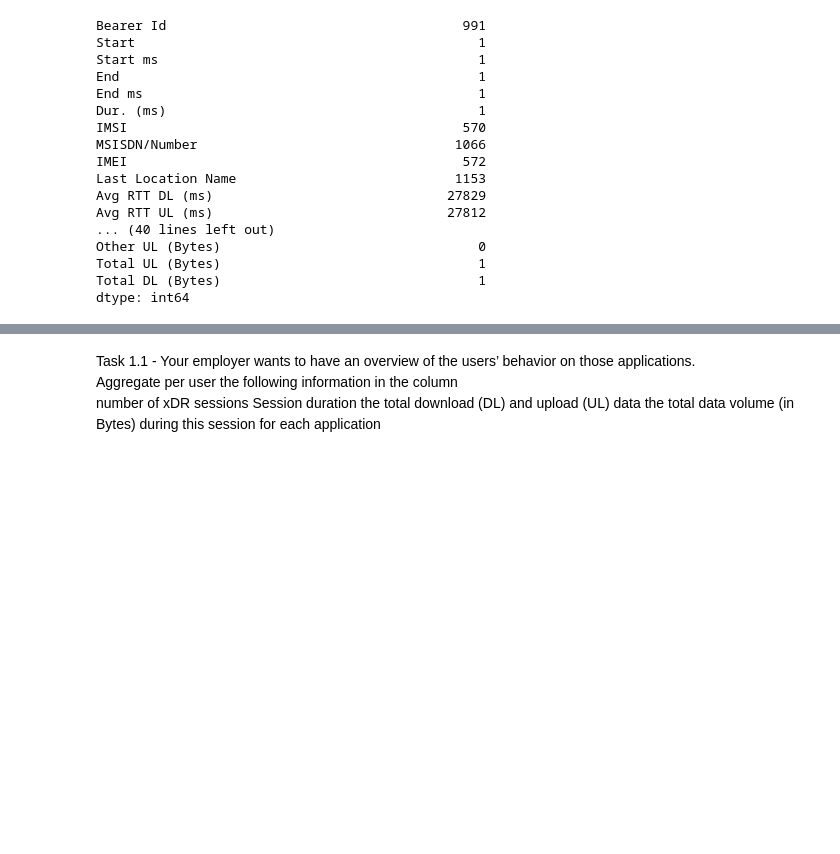
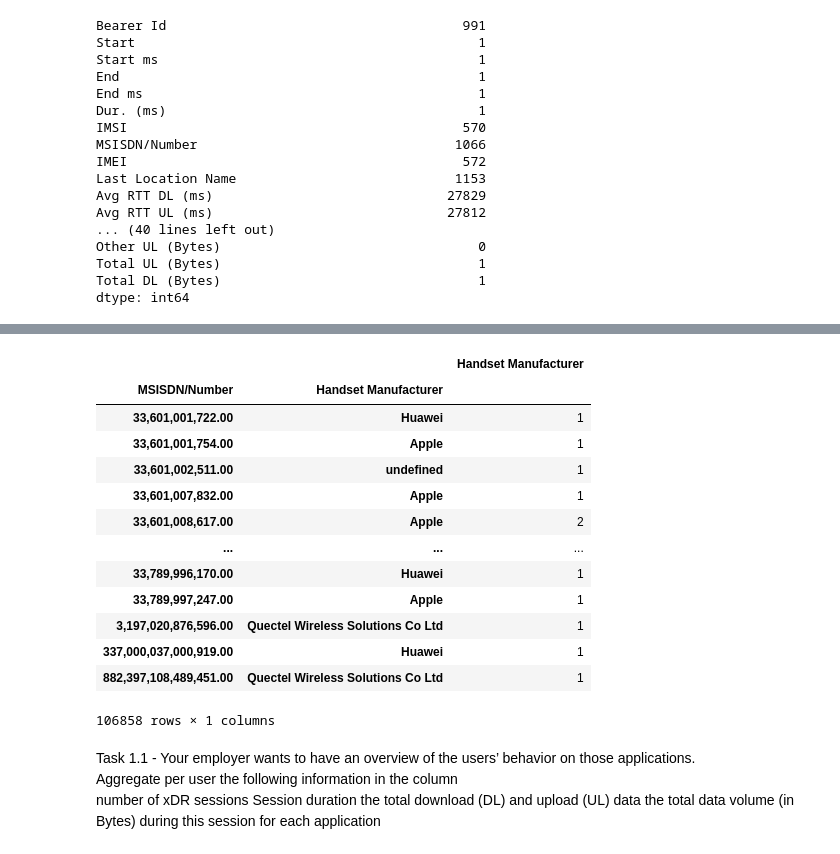
Before and after one commit to niyotham/EDA_Telecom_Industry, a Jupyter notebook: notebooks/EDA.ipynb, the cells around one changed output, grey strips where cells are left out. Drawn from its saved outputs; the diff is of its cells as text; code cells hidden in the pictures; blank space fills up the shorter version.

```diff
--- a/notebooks/EDA.ipynb
+++ b/notebooks/EDA.ipynb
@@ -156,0 +187,5 @@ dtype: int64
+# %%
+# 10 handsets used by the customers
+df_man= df_exp[['MSISDN/Number','Handset Manufacturer']]
+percent_missing(df_man) # we can drop the missing values
+df_man.dropna(axis=0, inplace=True)
@@ -157,3 +220,23 @@ dtype: int64
+# %%
+# df_man.groupby(by=['MSISDN/Number','Handset Manufacturer']).count().sort_values(ascending=False)
+df_man_agg = df_man.groupby(['MSISDN/Number','Handset Manufacturer']).agg({
+       'Handset Manufacturer': 'count'})
+df_man_agg
+# %% [output]
+|  |  | Handset Manufacturer |
+| MSISDN/Number | Handset Manufacturer |  |
+| 33,601,001,722.00 | Huawei | 1 |
+| 33,601,001,754.00 | Apple | 1 |
+| 33,601,002,511.00 | undefined | 1 |
+| 33,601,007,832.00 | Apple | 1 |
+| 33,601,008,617.00 | Apple | 2 |
+| ... | ... | ... |
+| 33,789,996,170.00 | Huawei | 1 |
+| 33,789,997,247.00 | Apple | 1 |
+| 3,197,020,876,596.00 | Quectel Wireless Solutions Co Ltd | 1 |
+| 337,000,037,000,919.00 | Huawei | 1 |
+| 882,397,108,489,451.00 | Quectel Wireless Solutions Co Ltd | 1 |
+106858 rows × 1 columns
 # %% [markdown]
 Task 1.1 - Your employer wants to have an overview of the users’ behavior on those applications.
 Aggregate per user the following information in the column
```
Also changed, not shown: parts of 5 cells of this notebook.
